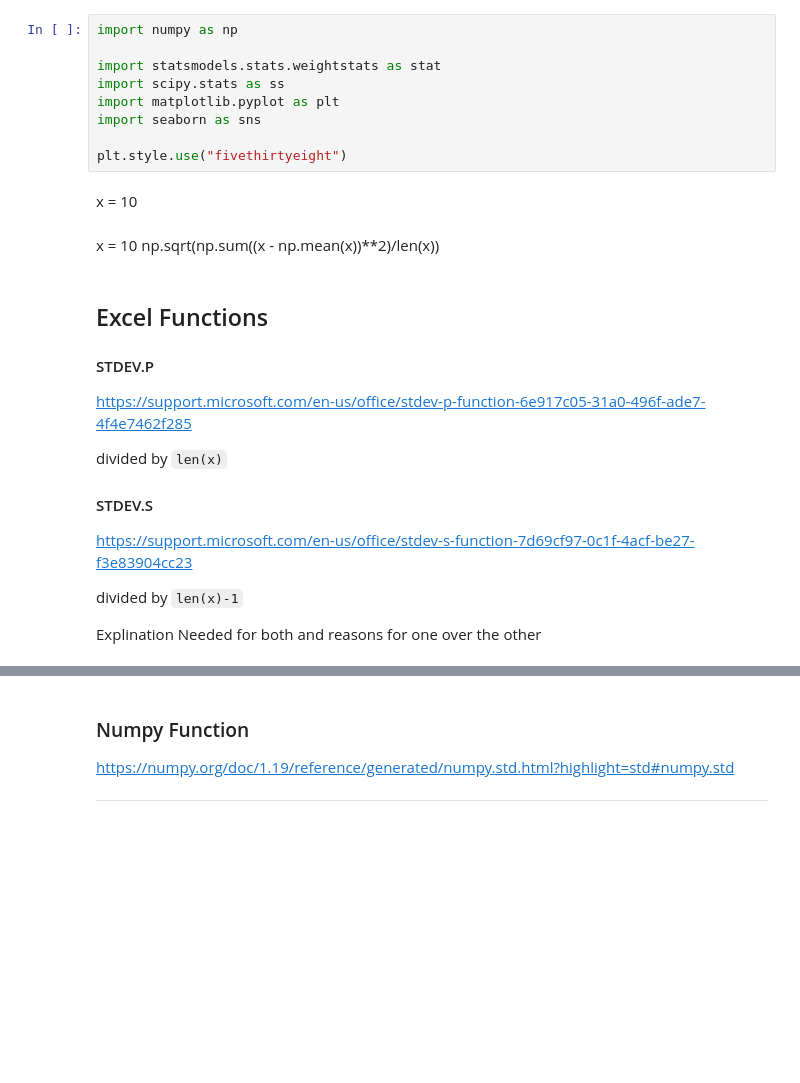
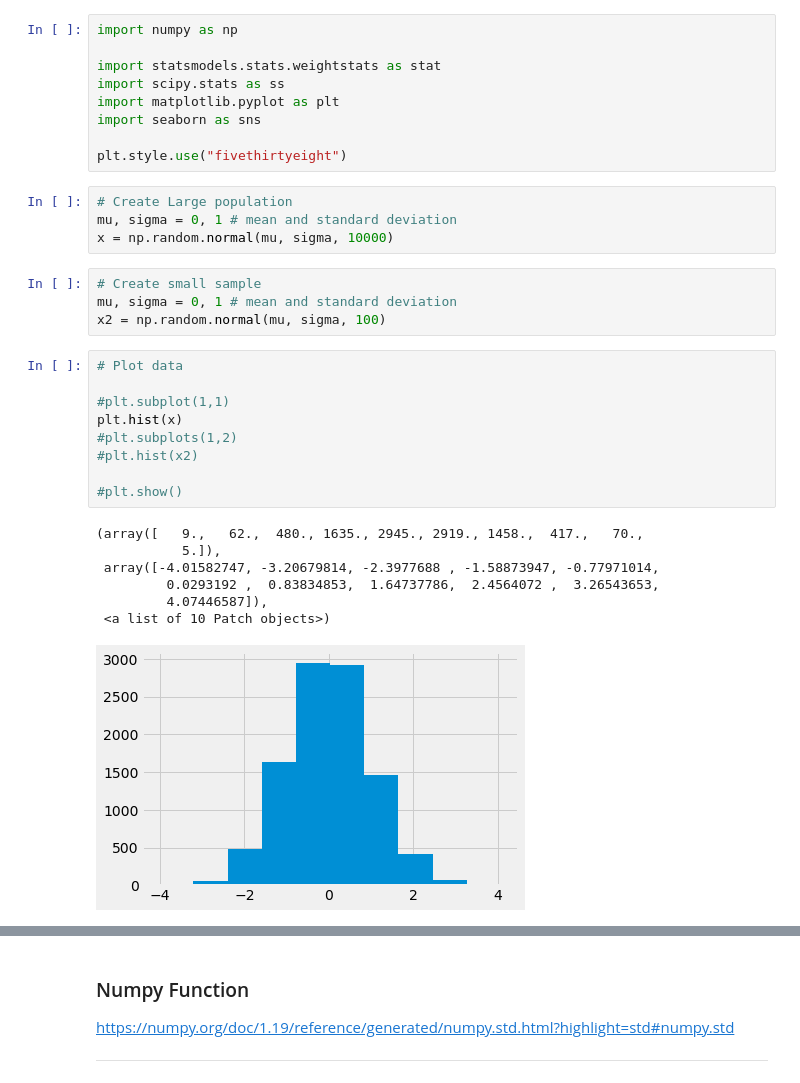
Before and after one commit to eoinlees/MLandS-assesment-2020, a Jupyter notebook: MLandS-assessment-2020.ipynb, the cells around one changed output, grey strips where cells are left out. Saved outputs shown, nothing was run; the diff lists cells and outputs as text; blank space fills up the shorter version.

```diff
--- a/MLandS-assessment-2020.ipynb
+++ b/MLandS-assessment-2020.ipynb
@@ -454,25 +486,28 @@ import matplotlib.pyplot as plt
 import seaborn as sns
 
 plt.style.use("fivethirtyeight")
-# %% [markdown]
-x = 10
-# %% [markdown]
-x = 10
-np.sqrt(np.sum((x - np.mean(x))**2)/len(x))
-# %% [markdown]
-## Excel Functions
-
-#### STDEV.P
-
-https://support.microsoft.com/en-us/office/stdev-p-function-6e917c05-31a0-496f-ade7-4f4e7462f285
-
-divided by `len(x)`
-
-#### STDEV.S
-
-https://support.microsoft.com/en-us/office/stdev-s-function-7d69cf97-0c1f-4acf-be27-f3e83904cc23
-
-
-divided by `len(x)-1`
-
-Explination Needed for both and reasons for one over the other
+# %%
+# Create Large population
+mu, sigma = 0, 1 # mean and standard deviation
+x = np.random.normal(mu, sigma, 10000)
+# %%
+# Create small sample
+mu, sigma = 0, 1 # mean and standard deviation
+x2 = np.random.normal(mu, sigma, 100)
+# %%
+# Plot data
+
+#plt.subplot(1,1)
+plt.hist(x)
+#plt.subplots(1,2)
+#plt.hist(x2)
+
+#plt.show()
+# %% [output]
+(array([   9.,   62.,  480., 1635., 2945., 2919., 1458.,  417.,   70.,
+           5.]),
+ array([-4.01582747, -3.20679814, -2.3977688 , -1.58873947, -0.77971014,
+         0.0293192 ,  0.83834853,  1.64737786,  2.4564072 ,  3.26543653,
+         4.07446587]),
+ <a list of 10 Patch objects>)
+[figure, added]
```
Also changed, not shown: parts of 20 cells of this notebook.
